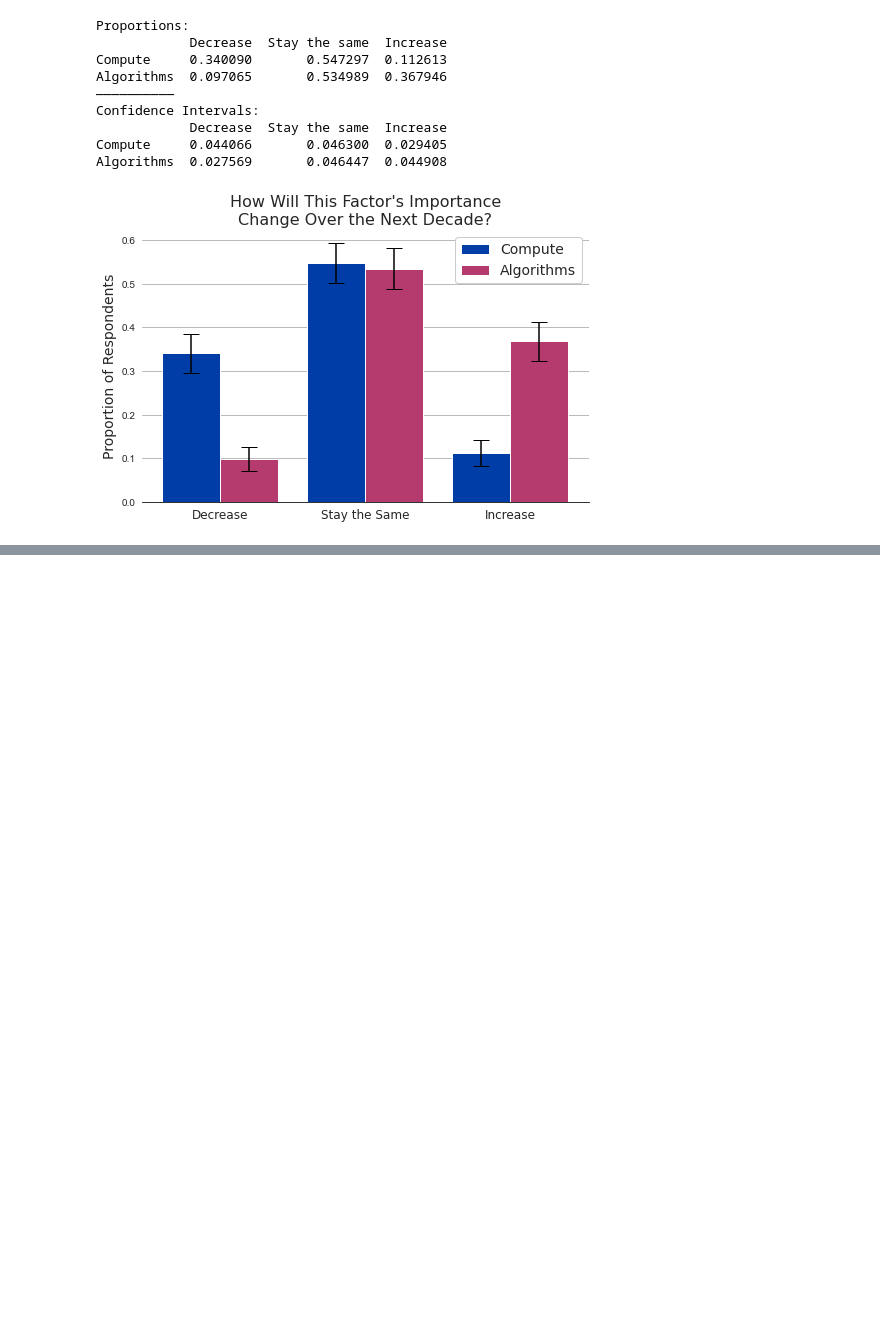
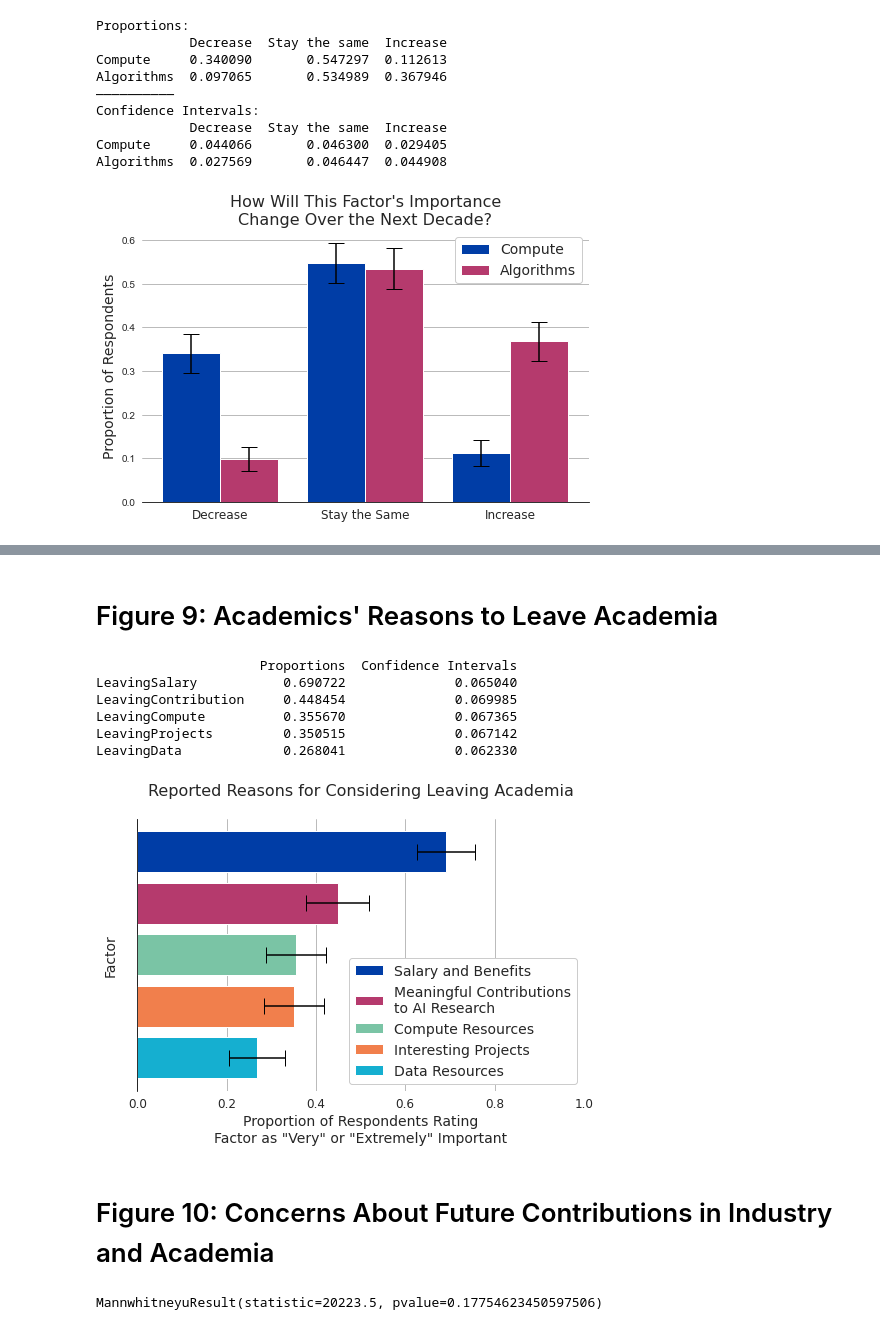
Before and after one commit to georgetown-cset/Compute_Survey_2022, a Jupyter notebook: scripts/paper_figures.ipynb, the cells around one changed output, grey strips where cells are left out. Cells and saved outputs as stored; diff of their text form; code cells hidden in the pictures; blank space fills up the shorter version.

```diff
--- a/scripts/paper_figures.ipynb
+++ b/scripts/paper_figures.ipynb
@@ -452,0 +601,59 @@ Algorithms  0.027569       0.046447  0.044908
+# %% [markdown]
+# Figure 9: Academics' Reasons to Leave Academia
+# %%
+fig, ax = plt.subplots(figsize=(8,5))
+
+# Create an array to hold the proportions of academics for each factor rating that factor as "very" or "extremely" important
+factors = ['LeavingSalary', 'LeavingData', 'LeavingCompute', 'LeavingProjects', 'LeavingContribution']
+props = np.zeros(5,)
+n = np.zeros(5,)
+for i, lab in enumerate(factors):
+    n[i] = len(df.dropna(subset = [lab]))
+    props[i] = len(df[df[lab] >= 3.]) / n[i]
+
+# Calculate confidence intervals using the same method as previously
+cis = 1.96 * np.sqrt(props * (1-props) / n)
+
+# Print out the data
+print(pd.DataFrame({'Proportions': props[np.argsort(props)[::-1]],
+                   'Confidence Intervals': cis[np.argsort(props)[::-1]]},
+                   index = np.array(factors)[np.argsort(props)[::-1]]))
+
+# Plot the data for each factor in a different color and label it
+labels = ['Salary and Benefits', 'Data Resources', 'Compute Resources', 'Interesting Projects', 'Meaningful Contributions\nto AI Research']
+for i, (p, ci, lab) in enumerate(zip(props[np.argsort(props)[::-1]], cis[np.argsort(props)[::-1]], np.array(labels)[np.argsort(props)[::-1]])):
+    ax.barh(5-i, p, color=colors[i], label=lab)
+    ax.errorbar(p, 5-i, xerr=ci, color='black', fmt='none')
+
+# Adjust aesthetics, add title and legend
+ax.set_xlabel('Proportion of Respondents Rating\nFactor as \"Very\" or \"Extremely\" Important', fontsize=14, fontname='DejaVu Sans')
+ax.set_xlim([0,1])
+ax.set_xticks([0.,0.2,0.4,0.6,0.8,1.])
+ax.set_xticklabels(['0.0', '0.2', '0.4', '0.6', '0.8', '1.0'], fontsize=12, fontname='DejaVu Sans')
+ax.set_yticks([])
+ax.set_ylabel('Factor\n', fontsize=14, fontname='DejaVu Sans')
+ax.set_title('Reported Reasons for Considering Leaving Academia\n', fontsize=16, fontname='DejaVu Sans')
+ax.grid(axis='x')
+ax.spines['left'].set_visible(True)
+ax.spines['bottom'].set_visible(False)
+ax.legend(prop=basefont, loc=4)
+
+# Save the figure
+fig.savefig('../figures/paper/Fig9.jpg', dpi=300, bbox_inches='tight')
+
+plt.show()
+# %% [output]
+                     Proportions  Confidence Intervals
+LeavingSalary           0.690722              0.065040
+LeavingContribution     0.448454              0.069985
+LeavingCompute          0.355670              0.067365
+LeavingProjects         0.350515              0.067142
+LeavingData             0.268041              0.062330
+[figure, added]
+# %% [markdown]
+# Figure 10: Concerns About Future Contributions in Industry and Academia
+# %%
+# First use a Mann-Whitney U test to evaluate whether the two distributions are statistically different
+mannwhitneyu(df[df.Sector == 'Academia'].ContributionConcern.dropna(), df[df.Sector == 'Industry'].ContributionConcern.dropna())
+# %% [output]
+MannwhitneyuResult(statistic=20223.5, pvalue=0.17754623450597506)
```
Also changed, not shown: parts of 20 cells of this notebook, 16 other files.
